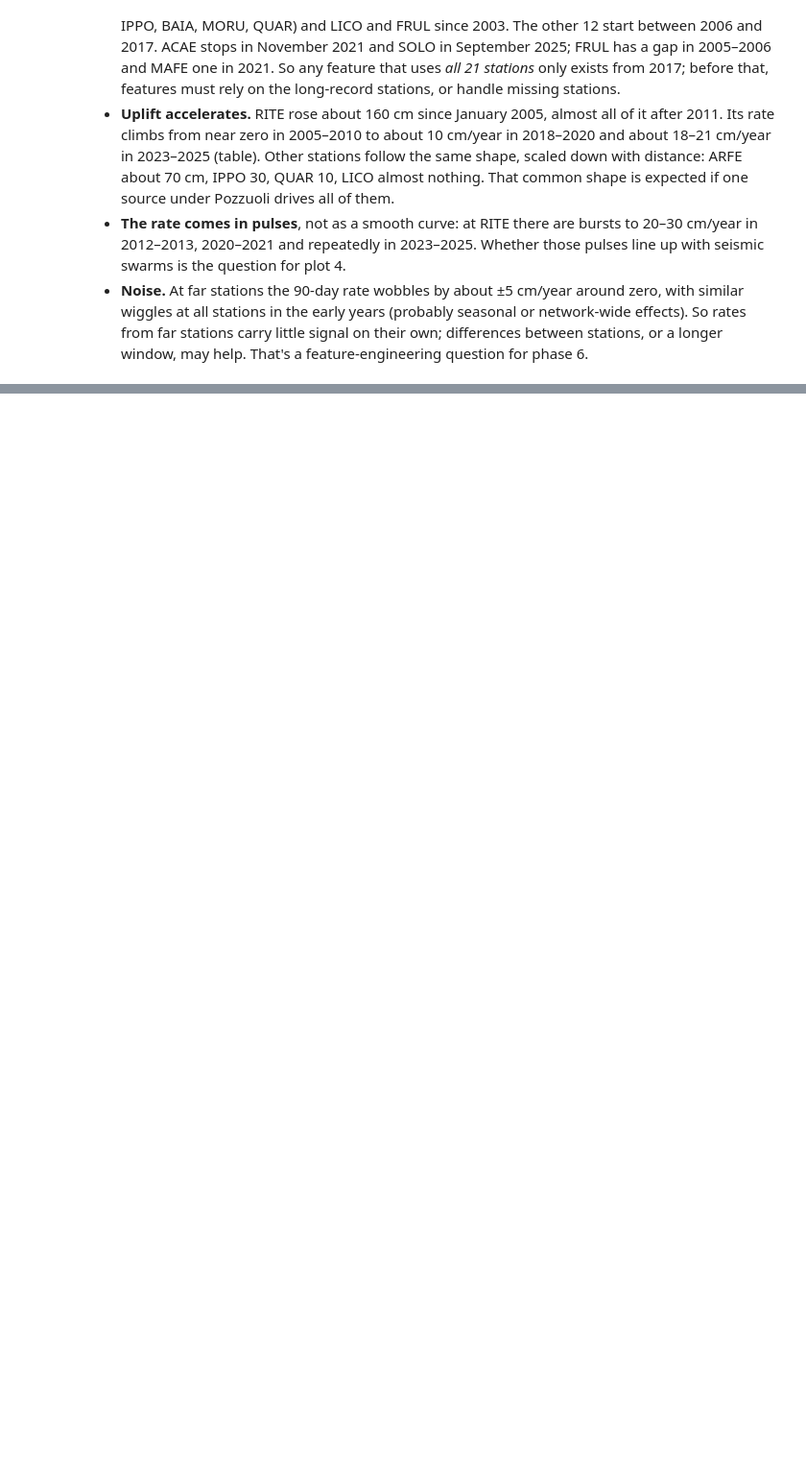
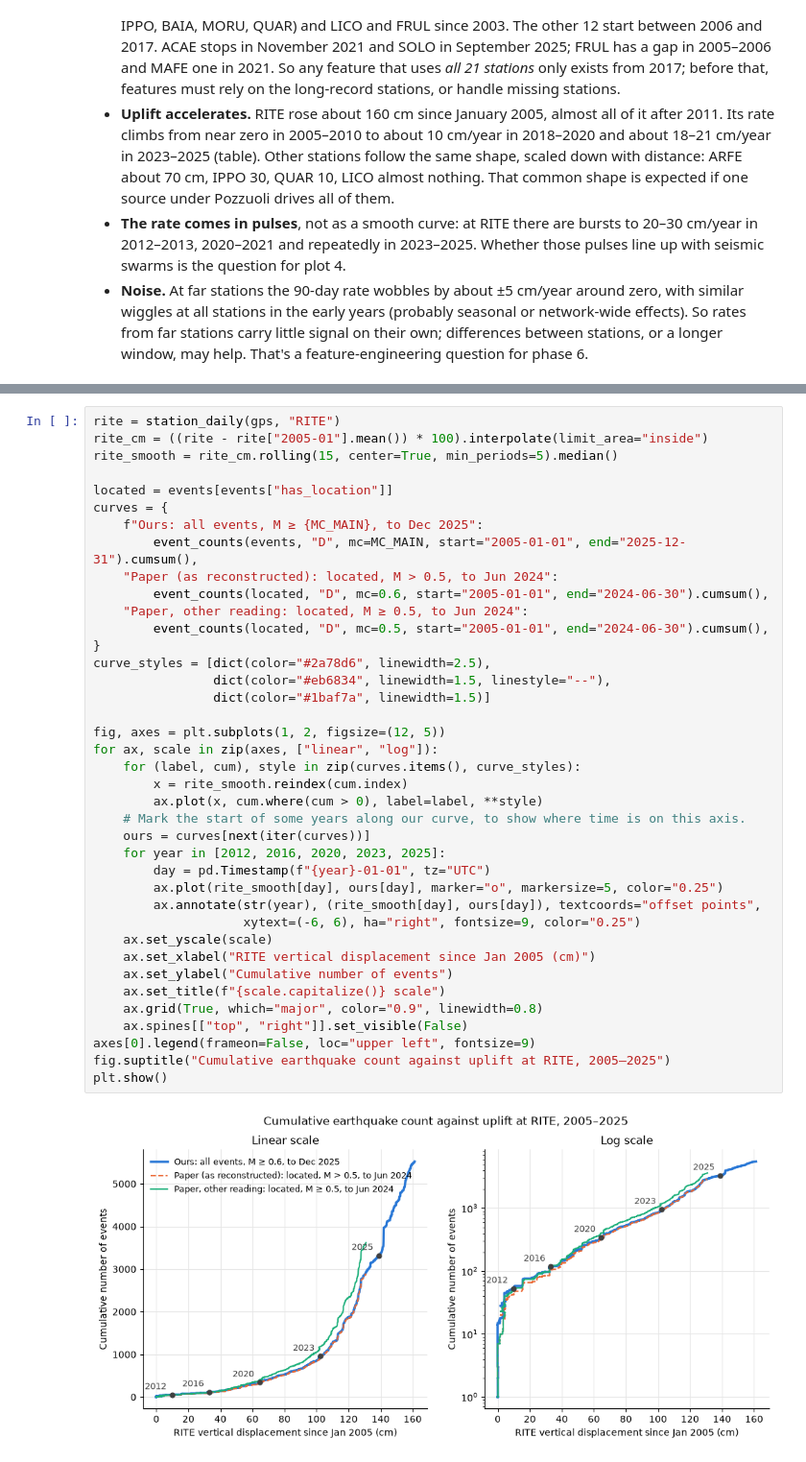
Before and after one commit to PatrickBolton/flegrei-seismicity, a Jupyter notebook: notebooks/02_explore.ipynb, the cells around one changed output, grey strips where cells are left out. Shown at 96% size. Cells and saved outputs as stored; diff of their text form; blank space fills up the shorter version.

```diff
--- a/notebooks/02_explore.ipynb
+++ b/notebooks/02_explore.ipynb
@@ -250,0 +261,41 @@ rite_rate["2005":].groupby(rite_rate["2005":].index.year).mean().round(1).rename
+# %%
+rite = station_daily(gps, "RITE")
+rite_cm = ((rite - rite["2005-01"].mean()) * 100).interpolate(limit_area="inside")
+rite_smooth = rite_cm.rolling(15, center=True, min_periods=5).median()
+
+located = events[events["has_location"]]
+curves = {
+    f"Ours: all events, M ≥ {MC_MAIN}, to Dec 2025":
+        event_counts(events, "D", mc=MC_MAIN, start="2005-01-01", end="2025-12-31").cumsum(),
+    "Paper (as reconstructed): located, M > 0.5, to Jun 2024":
+        event_counts(located, "D", mc=0.6, start="2005-01-01", end="2024-06-30").cumsum(),
+    "Paper, other reading: located, M ≥ 0.5, to Jun 2024":
+        event_counts(located, "D", mc=0.5, start="2005-01-01", end="2024-06-30").cumsum(),
+}
+curve_styles = [dict(color="#2a78d6", linewidth=2.5),
+                dict(color="#eb6834", linewidth=1.5, linestyle="--"),
+                dict(color="#1baf7a", linewidth=1.5)]
+
+fig, axes = plt.subplots(1, 2, figsize=(12, 5))
+for ax, scale in zip(axes, ["linear", "log"]):
+    for (label, cum), style in zip(curves.items(), curve_styles):
+        x = rite_smooth.reindex(cum.index)
+        ax.plot(x, cum.where(cum > 0), label=label, **style)
+    # Mark the start of some years along our curve, to show where time is on this axis.
+    ours = curves[next(iter(curves))]
+    for year in [2012, 2016, 2020, 2023, 2025]:
+        day = pd.Timestamp(f"{year}-01-01", tz="UTC")
+        ax.plot(rite_smooth[day], ours[day], marker="o", markersize=5, color="0.25")
+        ax.annotate(str(year), (rite_smooth[day], ours[day]), textcoords="offset points",
+                    xytext=(-6, 6), ha="right", fontsize=9, color="0.25")
+    ax.set_yscale(scale)
+    ax.set_xlabel("RITE vertical displacement since Jan 2005 (cm)")
+    ax.set_ylabel("Cumulative number of events")
+    ax.set_title(f"{scale.capitalize()} scale")
+    ax.grid(True, which="major", color="0.9", linewidth=0.8)
+    ax.spines[["top", "right"]].set_visible(False)
+axes[0].legend(frameon=False, loc="upper left", fontsize=9)
+fig.suptitle("Cumulative earthquake count against uplift at RITE, 2005–2025")
+plt.show()
+# %% [output]
+[figure, added]
```
Also changed, not shown: parts of 4 cells of this notebook.
